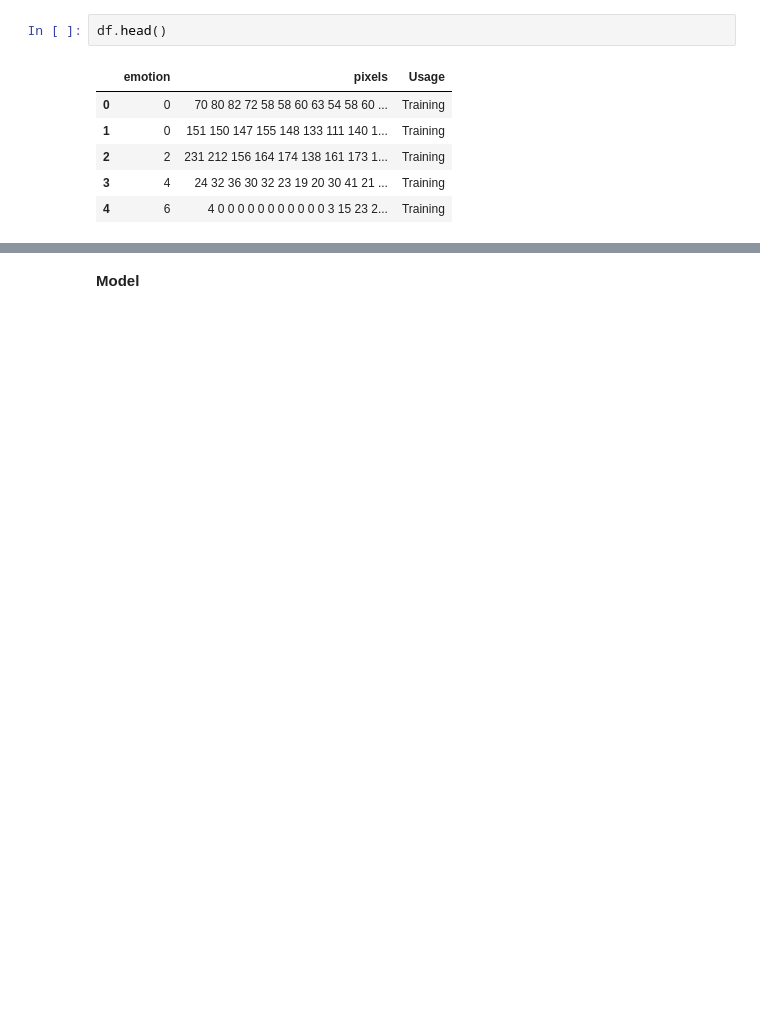
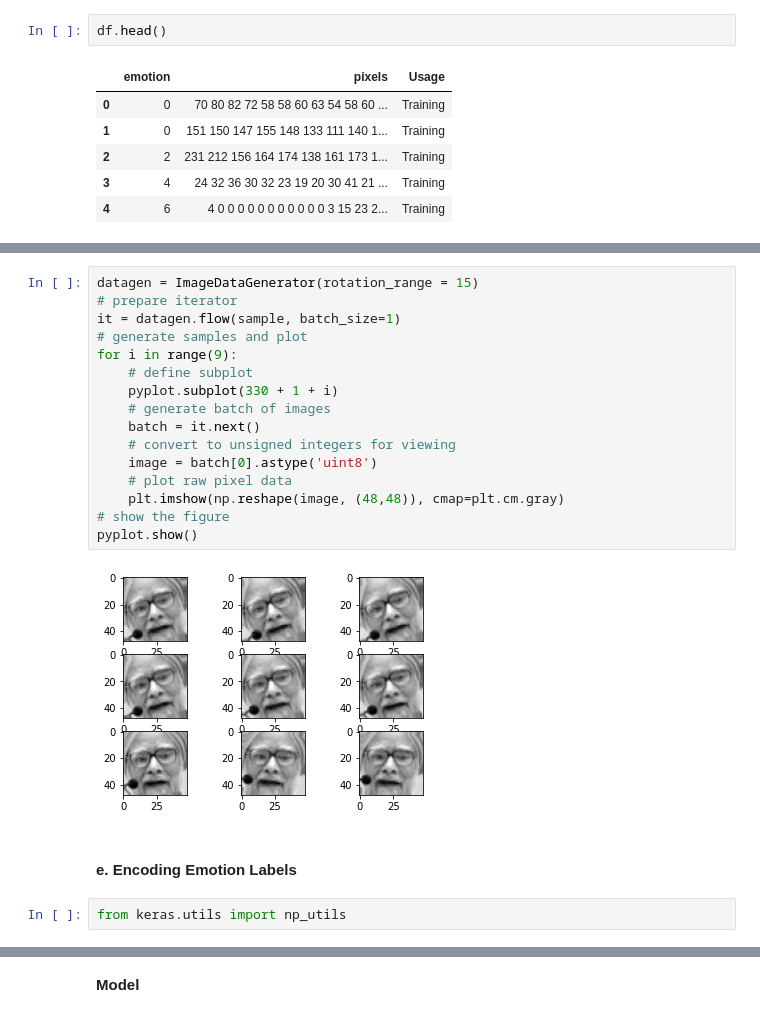
Before and after one commit to yichenghuang980/emotion-detection, a Jupyter notebook: 10_code/Emotion_Detection.ipynb, the cells around one changed output, grey strips where cells are left out. Drawn from its saved outputs; the diff is of its cells as text; blank space fills up the shorter version.

```diff
--- a/10_code/Emotion_Detection.ipynb
+++ b/10_code/Emotion_Detection.ipynb
@@ -81,0 +196,22 @@ y_train.shape
+# %%
+datagen = ImageDataGenerator(rotation_range = 15)
+# prepare iterator
+it = datagen.flow(sample, batch_size=1)
+# generate samples and plot
+for i in range(9):
+	# define subplot
+	pyplot.subplot(330 + 1 + i)
+	# generate batch of images
+	batch = it.next()
+	# convert to unsigned integers for viewing
+	image = batch[0].astype('uint8')
+	# plot raw pixel data
+	plt.imshow(np.reshape(image, (48,48)), cmap=plt.cm.gray)
+# show the figure
+pyplot.show()
+# %% [output]
+[figure, added]
+# %% [markdown]
+#### e. Encoding Emotion Labels
+# %%
+from keras.utils import np_utils
```
Also changed, not shown: parts of 92 cells of this notebook.
